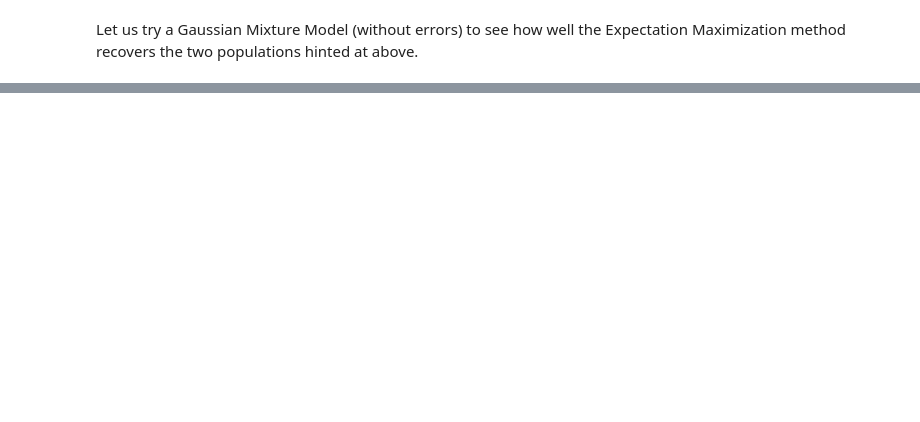
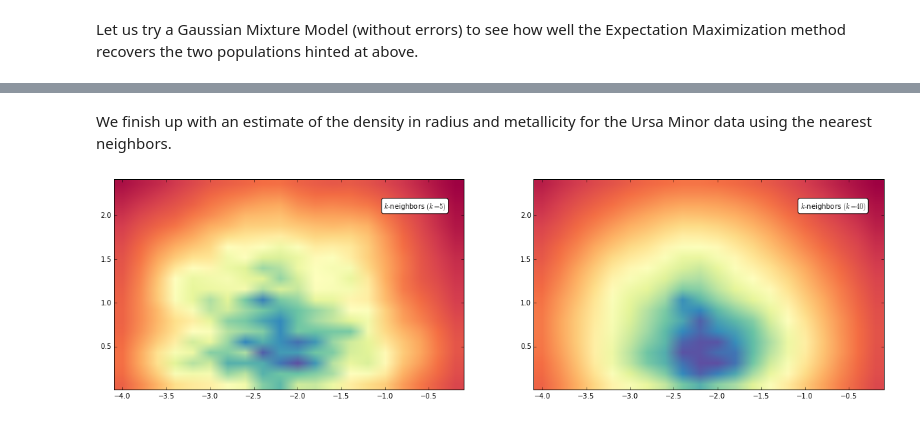
Before and after one commit to dkirkby/astroml-study, a Jupyter notebook: Chapter6/Chap.6.1.ipynb, the cells around one changed output, grey strips where cells are left out. Drawn from its saved outputs; the diff is of its cells as text; code cells hidden in the pictures; blank space fills up the shorter version.

```diff
--- a/Chapter6/Chap.6.1.ipynb
+++ b/Chapter6/Chap.6.1.ipynb
@@ -500,0 +506,30 @@ ncomp = 3 fit aic, bic values 1461.50715463 1540.51785698
+# %% [markdown]
+We finish up with an estimate of the density in radius and metallicity for the Ursa Minor data using the nearest neighbors.
+# %%
+X=np.transpose([dist,lines[:,2]])
+
+knn5 = KNeighborsDensity('bayesian', 5)
+dens_k5 = knn5.fit(X).eval(Xgrid).reshape((Ny, Nx))
+
+knn40 = KNeighborsDensity('bayesian', 40)
+dens_k40 = knn40.fit(X).eval(Xgrid).reshape((Ny, Nx))
+
+fig = plt.figure(figsize=(20, 20))
+ax3 = plt.subplot(221, aspect='equal')
+ax3.imshow(dens_k5.T, origin='lower', norm=LogNorm(),
+           extent=(ymin, ymax, xmin, xmax), cmap=plt.get_cmap('Spectral'))
+ax3.text(0.95, 0.9, "$k$-neighbors $(k=5)$", ha='right', va='top',
+         transform=ax3.transAxes,
+         bbox=dict(boxstyle='round', ec='k', fc='w'))
+
+# Fourth plot: KNN, k=40
+ax4 = plt.subplot(222, aspect='equal')
+ax4.imshow(dens_k40.T, origin='lower', norm=LogNorm(),
+           extent=(ymin, ymax, xmin, xmax), cmap=plt.get_cmap('Spectral'))
+ax4.text(0.95, 0.9, "$k$-neighbors $(k=40)$", ha='right', va='top',
+         transform=ax4.transAxes,
+         bbox=dict(boxstyle='round', ec='k', fc='w'))
+
+plt.show()
+# %% [output]
+[figure, added]
```
Also changed, not shown: parts of 8 cells of this notebook.
